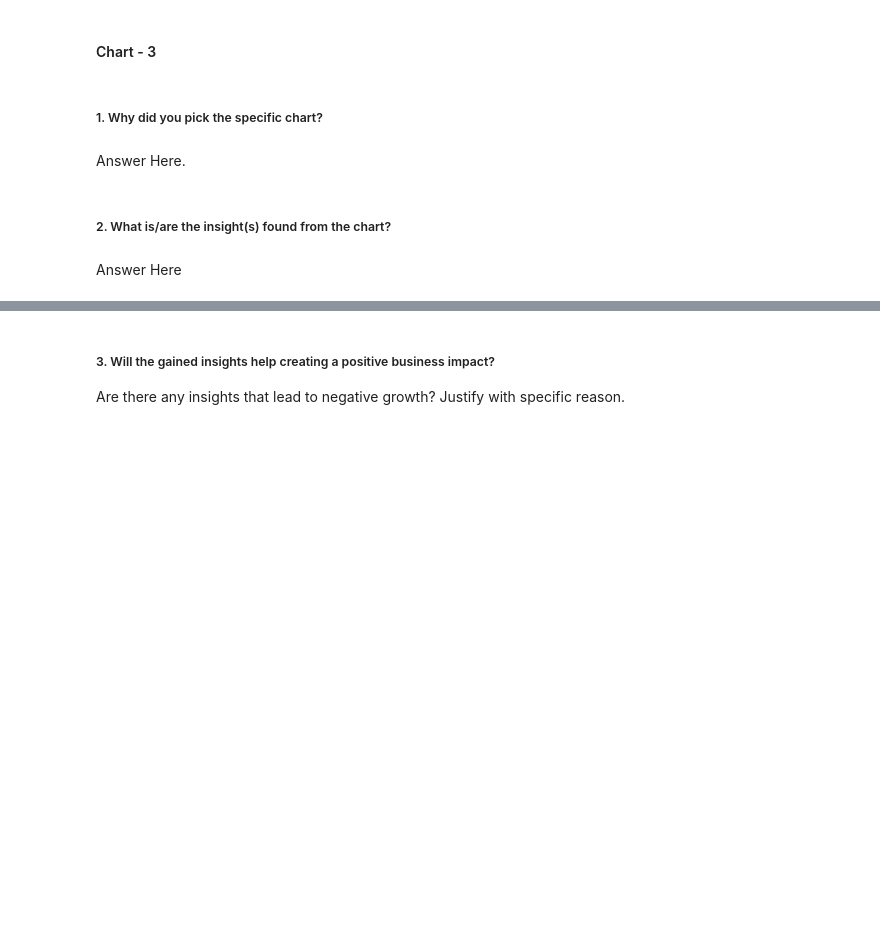
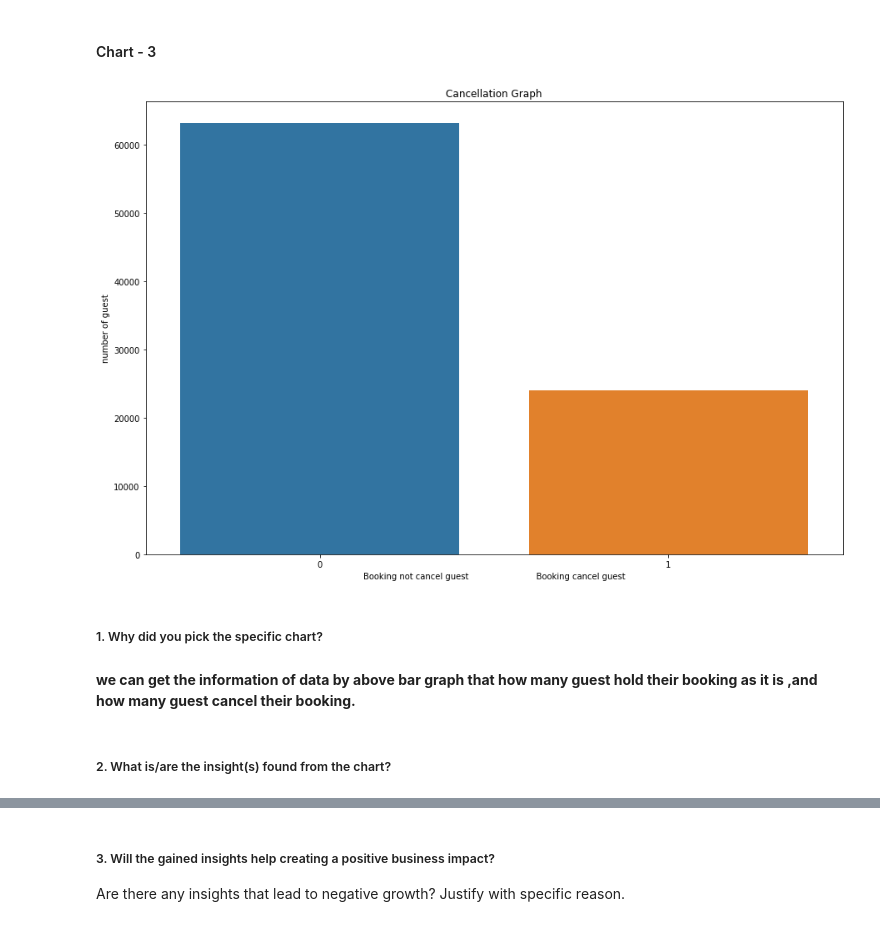
Before and after one commit to Ganeshbhavale/EDA-Hotel-Booking-Analysis., a Jupyter notebook: Ganesh_EDA_Hotel_Booking_Project_.ipynb, the cells around one changed output, grey strips where cells are left out. Saved outputs shown, nothing was run; the diff lists cells and outputs as text; code cells hidden in the pictures; blank space fills up the shorter version.

```diff
--- a/Ganesh_EDA_Hotel_Booking_Project_.ipynb
+++ b/Ganesh_EDA_Hotel_Booking_Project_.ipynb
@@ -689,8 +697,20 @@ Answer Here
+# %%
+# Chart - 3 visualization code
+#we find canceled counts
+cancellation_rate = Hotel_data_df_1['is_canceled'].value_counts().reset_index()
+#Rename columns
+cancellation_rate.columns=['cancellation_graph','User']
+#plot graph
+sns.barplot(x=cancellation_rate['cancellation_graph'],y=cancellation_rate['User'],palette="tab10")
+plt.title("Cancellation Graph")
+plt.ylabel("number of guest")
+plt.xlabel("Booking not cancel guest                          Booking cancel guest")
+plt.show()
+# %% [output]
+[figure, added]
 # %% [markdown]
 ##### 1. Why did you pick the specific chart?
-# %% [markdown]
-Answer Here.
+# %% [markdown]
+**we can get the information of data by above bar graph that how many guest hold their booking as it is ,and how many guest cancel their booking.**
 # %% [markdown]
 ##### 2. What is/are the insight(s) found from the chart?
-# %% [markdown]
-Answer Here
```
Also changed, not shown: parts of 21 cells of this notebook.
